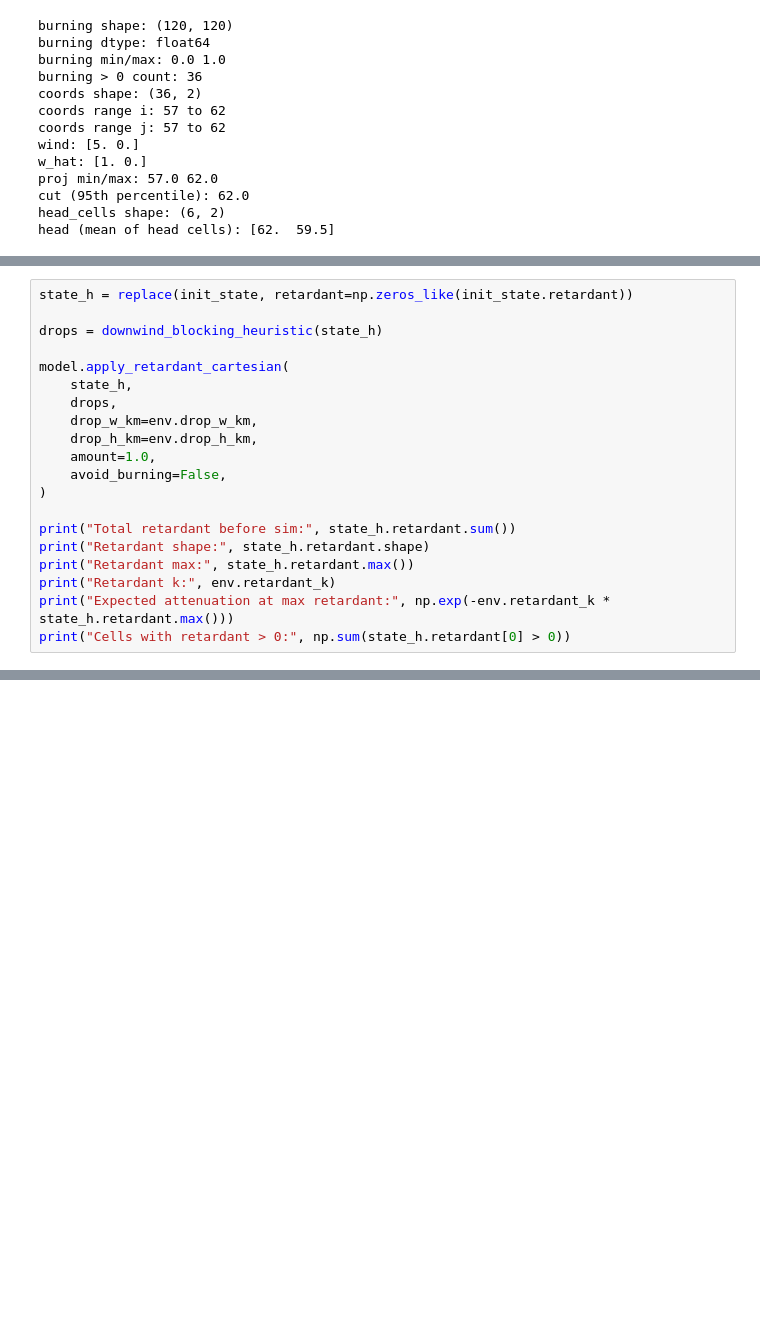
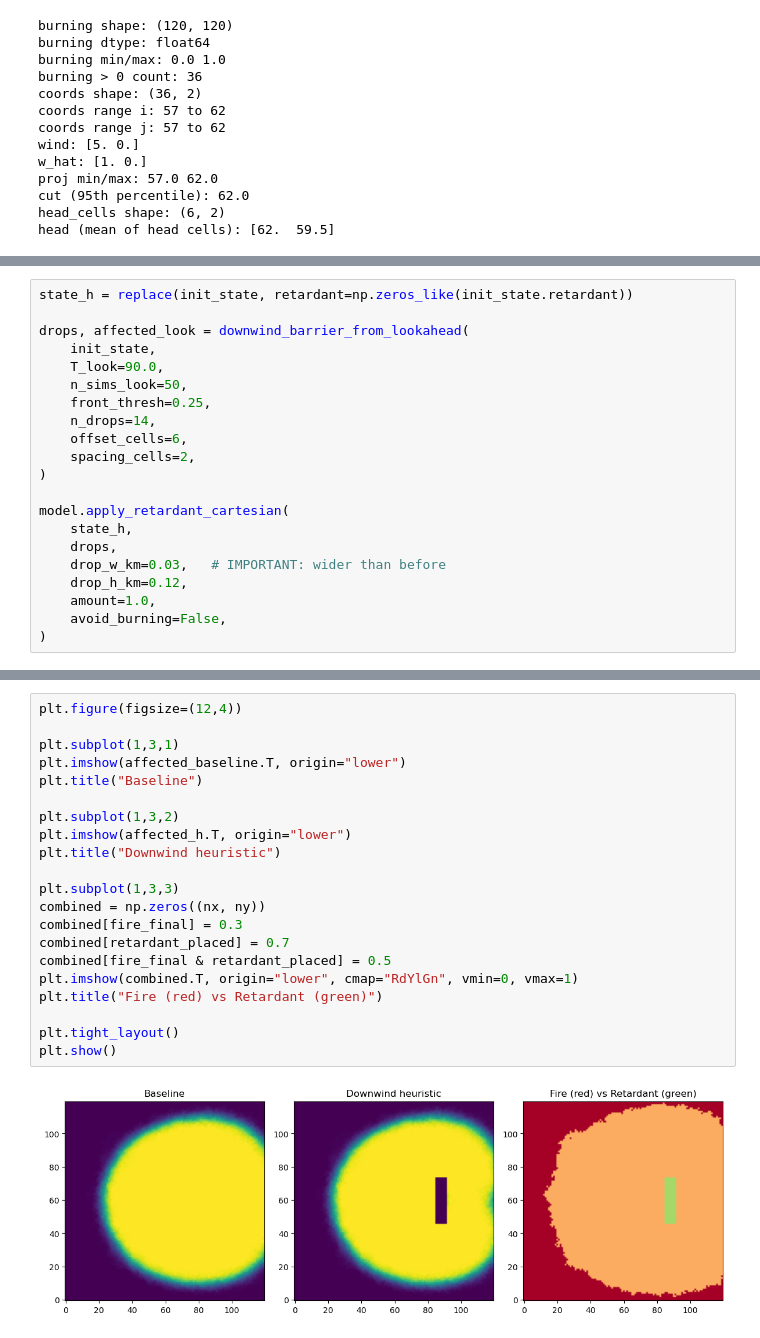
Before and after one commit to joshgreenwa/PyroFinsler, a Jupyter notebook: H2.ipynb, the cells around one changed output, grey strips where cells are left out. Cells and saved outputs as stored; diff of their text form; blank space fills up the shorter version.

Commit message:
Update H2.ipynb: remove development code and fix imports

```diff
--- a/H2.ipynb
+++ b/H2.ipynb
@@ -156,21 +171,22 @@ def downwind_blocking_heuristic(state, n_drops=6, offset_cells=0, spacing_cells=
 # %%
 state_h = replace(init_state, retardant=np.zeros_like(init_state.retardant))
 
-drops = downwind_blocking_heuristic(state_h)
+drops, affected_look = downwind_barrier_from_lookahead(
+    init_state,
+    T_look=90.0,
+    n_sims_look=50,
+    front_thresh=0.25,
+    n_drops=14,
+    offset_cells=6,
+    spacing_cells=2,
+)
 
 model.apply_retardant_cartesian(
     state_h,
     drops,
-    drop_w_km=env.drop_w_km,
-    drop_h_km=env.drop_h_km,
+    drop_w_km=0.03,   # IMPORTANT: wider than before
+    drop_h_km=0.12,
     amount=1.0,
     avoid_burning=False,
 )
-
-print("Total retardant before sim:", state_h.retardant.sum())
-print("Retardant shape:", state_h.retardant.shape)
-print("Retardant max:", state_h.retardant.max())
-print("Retardant k:", env.retardant_k)
-print("Expected attenuation at max retardant:", np.exp(-env.retardant_k * state_h.retardant.max()))
-print("Cells with retardant > 0:", np.sum(state_h.retardant[0] > 0))
 # %% [output]
@@ -304,0 +252,23 @@ Percentage of retardant cells that fire reached: 19.047619047619047 %
+# %%
+plt.figure(figsize=(12,4))
+
+plt.subplot(1,3,1)
+plt.imshow(affected_baseline.T, origin="lower")
+plt.title("Baseline")
+
+plt.subplot(1,3,2)
+plt.imshow(affected_h.T, origin="lower")
+plt.title("Downwind heuristic")
+
+plt.subplot(1,3,3)
+combined = np.zeros((nx, ny))
+combined[fire_final] = 0.3
+combined[retardant_placed] = 0.7
+combined[fire_final & retardant_placed] = 0.5
+plt.imshow(combined.T, origin="lower", cmap="RdYlGn", vmin=0, vmax=1)
+plt.title("Fire (red) vs Retardant (green)")
+
+plt.tight_layout()
+plt.show()
+# %% [output]
+[figure, added]
```
Also changed, not shown: parts of 5 cells of this notebook.
